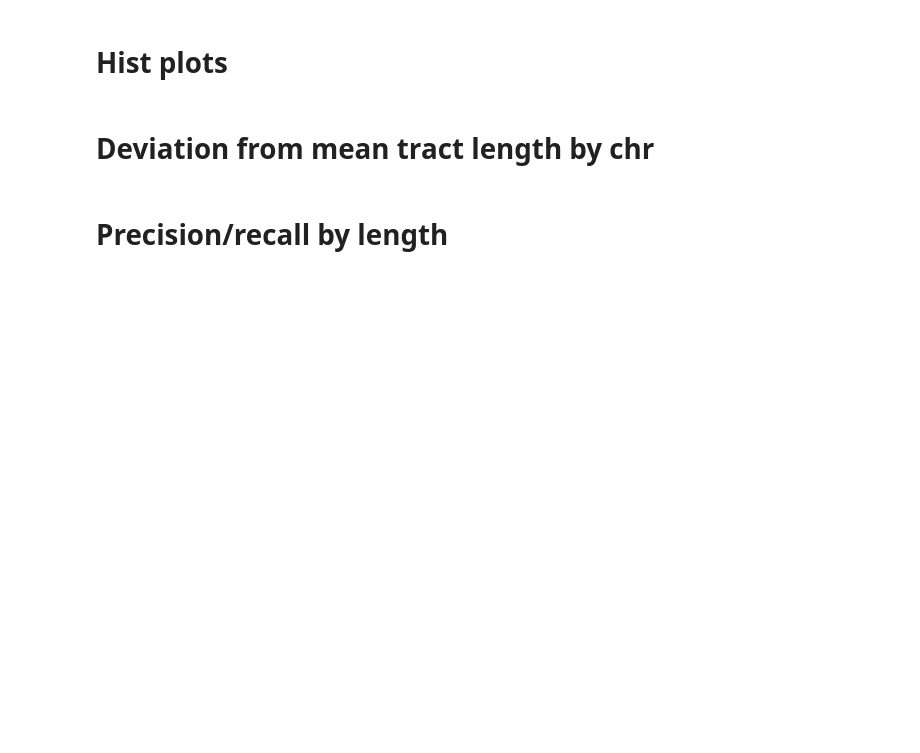
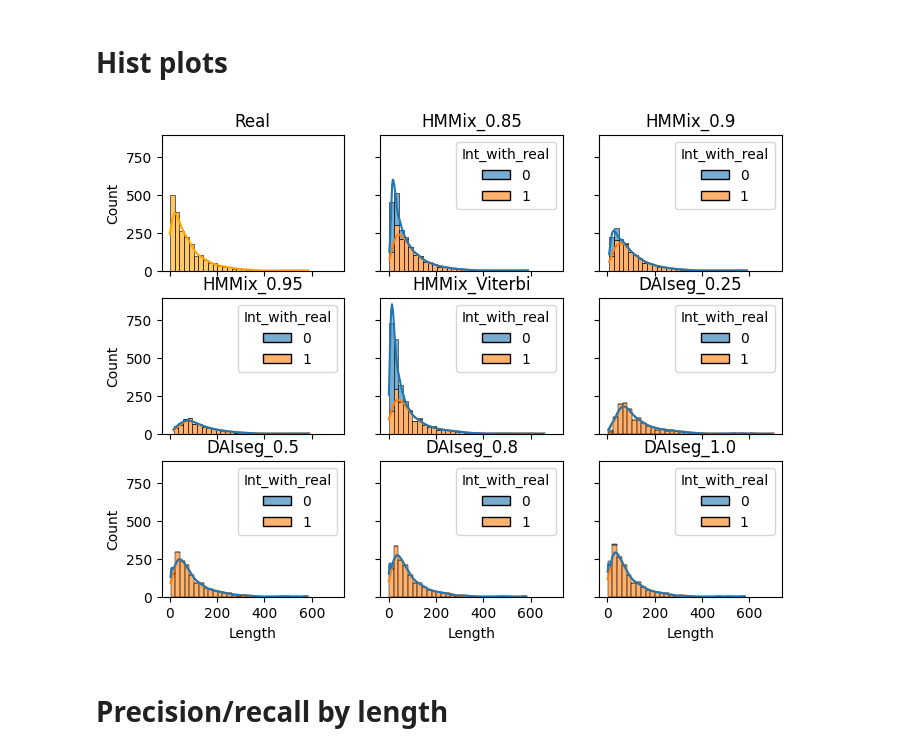
Before and after one commit to ekrez/daiseg.vs.hmmix, a Jupyter notebook: comparing.with.hmmix.ipynb, the cells around one changed output. Saved outputs shown, nothing was run; the diff lists cells and outputs as text; code cells hidden in the pictures; blank space fills up the shorter version.

```diff
--- a/comparing.with.hmmix.ipynb
+++ b/comparing.with.hmmix.ipynb
@@ -110,13 +68,16 @@ for cover in cover_mas:
 # read hmmix_results
 df_hmmix, hmmix_mas=[],[]
 #read hmmix tracts
-cut_mas=[0.85, 0.9, 0.95]
+cut_mas=[0.85, 0.9, 0.95, 0.999]
 
 for cut in cut_mas:
 
     hmmmix_tr=[[] for j in range(number_chr)]
     for j in range(1, number_chr+1):
-        file=dir+'out.chr'+str(j)+'.hap1.txt'
+        if cut!=0.999:
+            file=dir+'out.chr'+str(j)+'.no.init.hap1.txt'
+        else:
+            file=dir+'out.chr'+str(j)+'.viterbi.hap1.txt'   #for Viterbi
         hmmmix_tr[j-1]=sims.read_noND2(file, cut )
 
 
@@ -165,26 +170,31 @@ for cover in cover_mas:
 # %% [markdown]
 # Hist plots
 # %%
-fig, axes = plt.subplots(2, 3, figsize=(15, 9), sharey=True, sharex='all')
+fig, axes = plt.subplots(3, 3, figsize=(8, 6), sharey=True, sharex='all')
 #fig.suptitle('Length distribution of tracts')
-sns.histplot(ax=axes[0][0], data=df[df['Marker']=='real'], x='Length', alpha=0.6, binwidth=10 ,  kde=True, color='orange')
-sns.histplot(ax=axes[0][1], data=df[df['Marker']=='hmmix_0.85'], x='Length', alpha=0.6, binwidth=10,  kde=True, hue='Int_with_real',multiple='stack', hue_order=[0,1]  )
-sns.histplot(ax=axes[0][2], data=df[df['Marker']=='hmmix_0.95'], x='Length', alpha=0.6, binwidth=10,  kde=True, hue='Int_with_real',multiple='stack')
-sns.histplot(ax=axes[1][0], data=df[df['Marker']=='daiseg_0.25'], x='Length', alpha=0.6, binwidth=10,  kde=True, hue='Int_with_real',multiple='stack')
-sns.histplot(ax=axes[1][1], data=df[df['Marker']=='daiseg_0.65'], x='Length', alpha=0.6, binwidth=10,  kde=True, hue='Int_with_real',multiple='stack')
+sns.histplot(ax=axes[0][0], data=df[df['Marker']=='real'], x='Length', alpha=0.6, binwidth=20 ,  kde=True, color='orange')
+sns.histplot(ax=axes[0][1], data=df[df['Marker']=='hmmix_0.85'], x='Length', alpha=0.6, binwidth=20,  kde=True, hue='Int_with_real',multiple='stack', hue_order=[0,1]  )
+sns.histplot(ax=axes[0][2], data=df[df['Marker']=='hmmix_0.9'], x='Length', alpha=0.6, binwidth=20,  kde=True, hue='Int_with_real',multiple='stack', hue_order=[0,1]  )
+sns.histplot(ax=axes[1][0], data=df[df['Marker']=='hmmix_0.95'], x='Length', alpha=0.6, binwidth=20,  kde=True, hue='Int_with_real',multiple='stack')
 
-sns.histplot(ax=axes[1][2], data=df[df['Marker']=='daiseg_0.999'], x='Length', alpha=0.6, binwidth=10,  kde=True, hue='Int_with_real',multiple='stack')
+sns.histplot(ax=axes[1][1], data=df[df['Marker']=='hmmix_0.999'], x='Length', alpha=0.6, binwidth=20,  kde=True, hue='Int_with_real',multiple='stack', label='lkjf')
 
 
+sns.histplot(ax=axes[1][2], data=df[df['Marker']=='daiseg_0.25'], x='Length', alpha=0.6, binwidth=20,  kde=True, hue='Int_with_real',multiple='stack')
+sns.histplot(ax=axes[2][0], data=df[df['Marker']=='daiseg_0.5'], x='Length', alpha=0.6, binwidth=20,  kde=True, hue='Int_with_real',multiple='stack')
+sns.histplot(ax=axes[2][1], data=df[df['Marker']=='daiseg_0.8'], x='Length', alpha=0.6, binwidth=20,  kde=True, hue='Int_with_real',multiple='stack')
+
+sns.histplot(ax=axes[2][2], data=df[df['Marker']=='daiseg_0.999'], x='Length', alpha=0.6, binwidth=20,  kde=True, hue='Int_with_real',multiple='stack')
 axes[0][0].set_title('Real')
-axes[0][1].set_title('HMMmix_0.85')
-axes[0][2].set_title('HMMmix_0.95')
-axes[1][0].set_title('DAIseg_0.25')
-
-axes[1][1].set_title('DAIseg_0.65')
-
-axes[1][2].set_title('DAIseg_1.0')
-plt.savefig('Length.distribution.eps', format='eps', transparent=True)
+axes[0][1].set_title('HMMix_0.85')
+axes[0][2].set_title('HMMix_0.9')
+axes[1][0].set_title('HMMix_0.95')
+axes[1][1].set_title('HMMix_Viterbi')
+axes[1][2].set_title('DAIseg_0.25')
+axes[2][0].set_title('DAIseg_0.5')
+axes[2][1].set_title('DAIseg_0.8')
+axes[2][2].set_title('DAIseg_1.0')
+plt.savefig('Length.distribution.pdf', format='pdf', transparent=True)
 plt.show()
+# %% [output]
+[figure, added]
-# %% [markdown]
-# Deviation from mean tract length by chr
```
Also changed, not shown: parts of 27 cells of this notebook.
